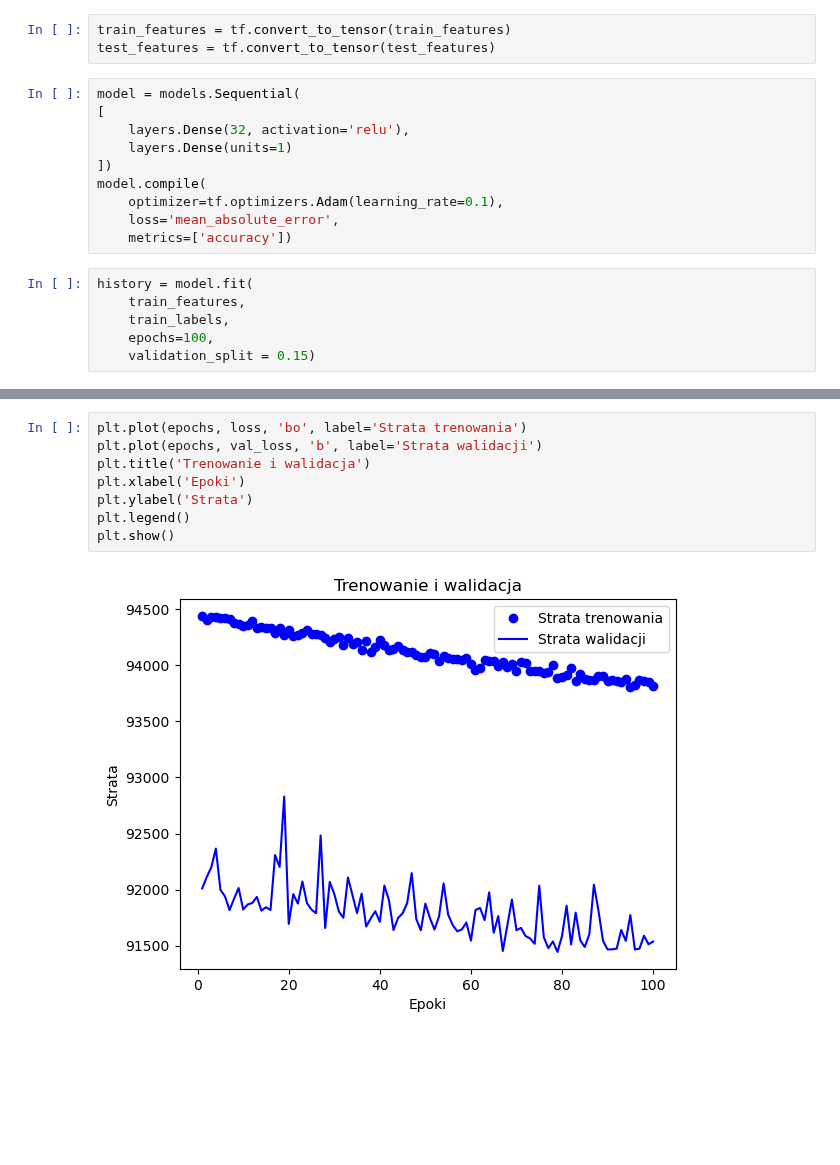
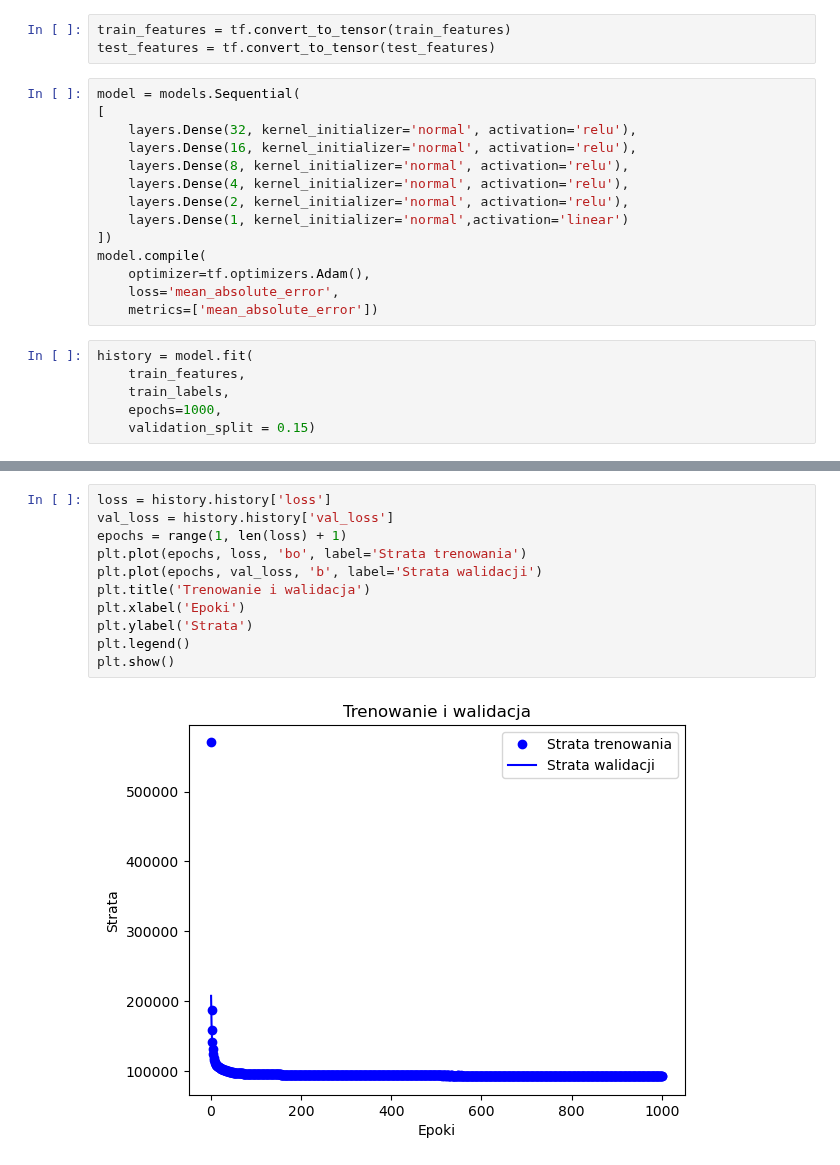
Before and after one commit to Roger1121/FlatAI, a Jupyter notebook: ModelTraining.ipynb, the cells around one changed output, grey strips where cells are left out. Drawn from its saved outputs; the diff is of its cells as text; blank space fills up the shorter version.

```diff
--- a/ModelTraining.ipynb
+++ b/ModelTraining.ipynb
@@ -69,17 +69,21 @@ test_features = tf.convert_to_tensor(test_features)
 # %%
 model = models.Sequential(
 [
-    layers.Dense(32, activation='relu'),
-    layers.Dense(units=1)
+    layers.Dense(32, kernel_initializer='normal', activation='relu'),
+    layers.Dense(16, kernel_initializer='normal', activation='relu'),
+    layers.Dense(8, kernel_initializer='normal', activation='relu'),
+    layers.Dense(4, kernel_initializer='normal', activation='relu'),
+    layers.Dense(2, kernel_initializer='normal', activation='relu'),
+    layers.Dense(1, kernel_initializer='normal',activation='linear')
 ])
 model.compile(
-    optimizer=tf.optimizers.Adam(learning_rate=0.1),
+    optimizer=tf.optimizers.Adam(),
     loss='mean_absolute_error',
-    metrics=['accuracy'])
+    metrics=['mean_absolute_error'])
 # %%
 history = model.fit(
     train_features,
     train_labels,
-    epochs=100,
+    epochs=1000,
     validation_split = 0.15)
 # %% [output]
@@ -118,13 +107,16 @@ plt.show()
 # %%
+loss = history.history['loss']
+val_loss = history.history['val_loss']
+epochs = range(1, len(loss) + 1)
 plt.plot(epochs, loss, 'bo', label='Strata trenowania')
 plt.plot(epochs, val_loss, 'b', label='Strata walidacji')
 plt.title('Trenowanie i walidacja')
 plt.xlabel('Epoki')
 plt.ylabel('Strata')
 plt.legend()
 plt.show()
 # %% [output]
-[figure, old version]
+[figure, new version]
 # %%
 score = model.evaluate(test_features, test_labels)
 print("Test loss: ", score[0])
```
Also changed, not shown: parts of 6 cells of this notebook, 1 other file.
